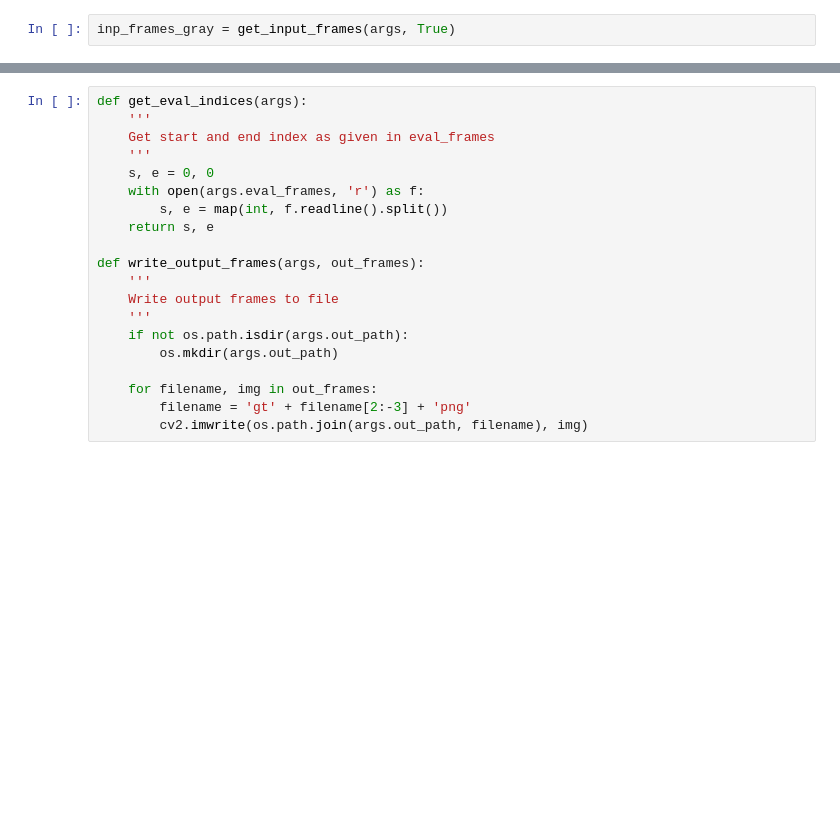
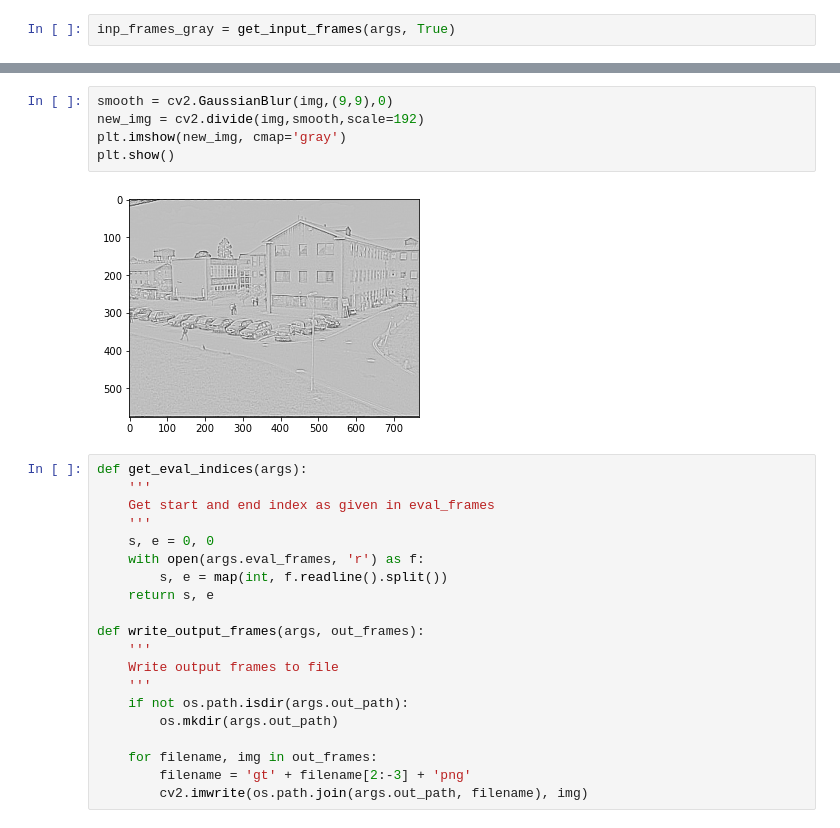
Before and after one commit to chiragmohapatra/BackgroundSubtraction, a Jupyter notebook: main.ipynb, the cells around one changed output, grey strips where cells are left out. Cells and saved outputs as stored; diff of their text form; blank space fills up the shorter version.

```diff
--- a/main.ipynb
+++ b/main.ipynb
@@ -42,3 +48,10 @@ inp_frames_gray = get_input_frames(args, True)
+# %%
+smooth = cv2.GaussianBlur(img,(9,9),0)
+new_img = cv2.divide(img,smooth,scale=192)
+plt.imshow(new_img, cmap='gray')
+plt.show()
+# %% [output]
+[figure, added]
 # %%
 def get_eval_indices(args):
     '''
```
Also changed, not shown: parts of 2 cells of this notebook, 5 other files.
